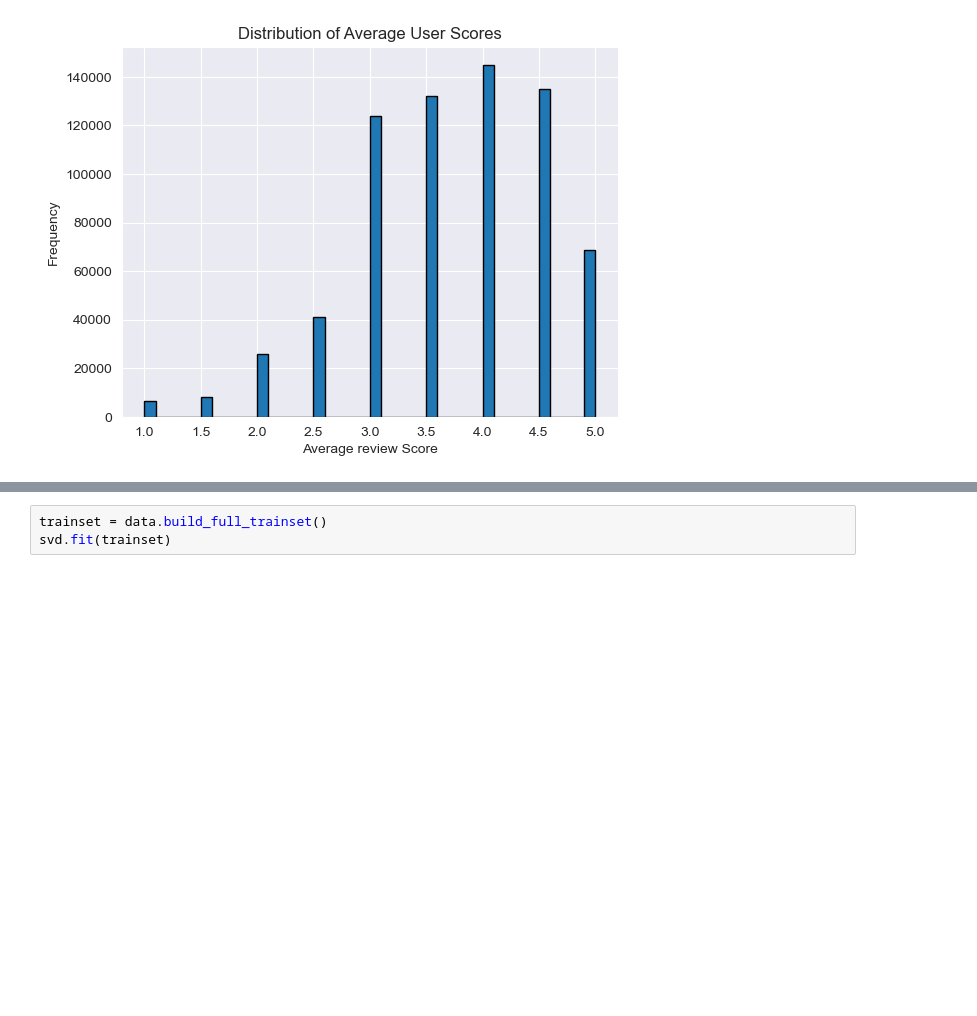
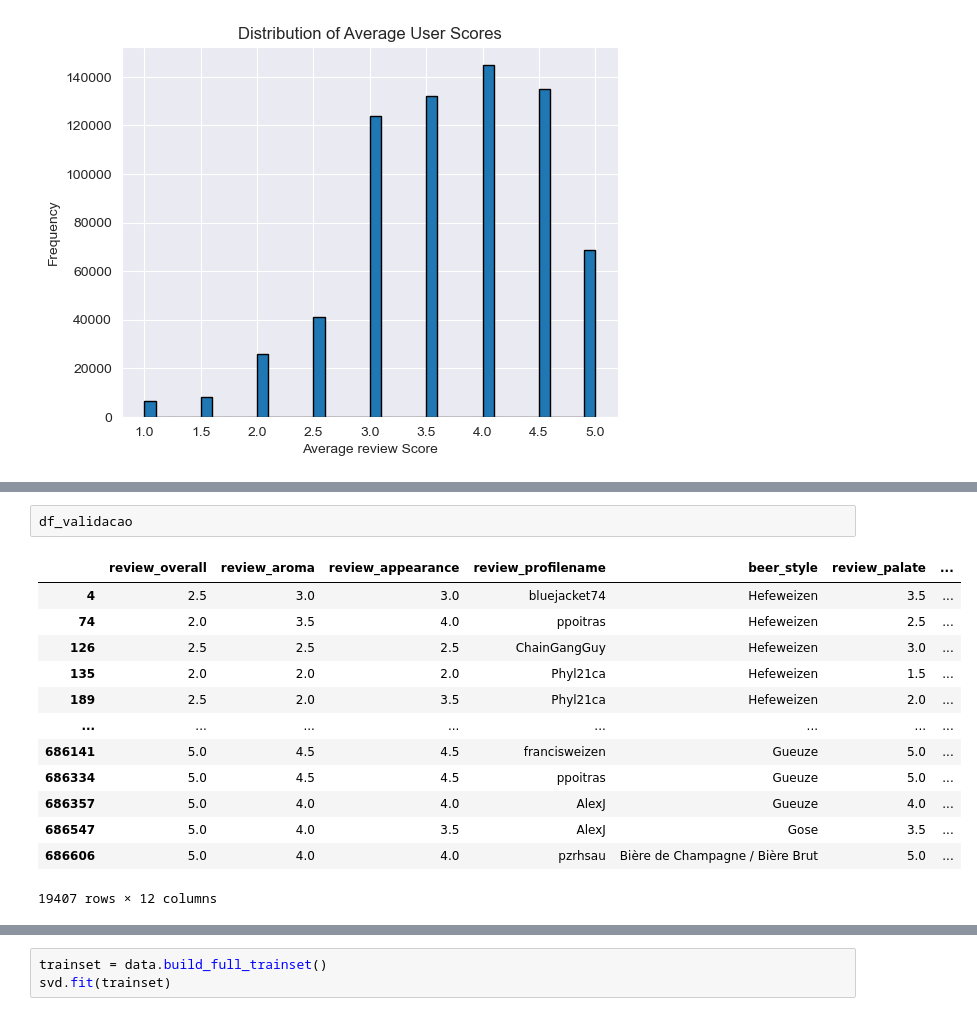
Before and after one commit to arturnovais/pad-recomendacao2023, a Jupyter notebook: pad.ipynb, the cells around one changed output, grey strips where cells are left out. Cells and saved outputs as stored; diff of their text form; blank space fills up the shorter version.

```diff
--- a/pad.ipynb
+++ b/pad.ipynb
@@ -875,2 +898,18 @@ Text(0.5, 1.0, 'Distribution of Average User Scores')
+# %%
+df_validacao
+# %% [output]
+|  | review_overall | review_aroma | review_appearance | review_profilename | beer_style | review_palate | ... |
+| 4 | 2.5 | 3.0 | 3.0 | bluejacket74 | Hefeweizen | 3.5 | ... |
+| 74 | 2.0 | 3.5 | 4.0 | ppoitras | Hefeweizen | 2.5 | ... |
+| 126 | 2.5 | 2.5 | 2.5 | ChainGangGuy | Hefeweizen | 3.0 | ... |
+| 135 | 2.0 | 2.0 | 2.0 | Phyl21ca | Hefeweizen | 1.5 | ... |
+| 189 | 2.5 | 2.0 | 3.5 | Phyl21ca | Hefeweizen | 2.0 | ... |
+| ... | ... | ... | ... | ... | ... | ... | ... |
+| 686141 | 5.0 | 4.5 | 4.5 | francisweizen | Gueuze | 5.0 | ... |
+| 686334 | 5.0 | 4.5 | 4.5 | ppoitras | Gueuze | 5.0 | ... |
+| 686357 | 5.0 | 4.0 | 4.0 | AlexJ | Gueuze | 4.0 | ... |
+| 686547 | 5.0 | 4.0 | 3.5 | AlexJ | Gose | 3.5 | ... |
+| 686606 | 5.0 | 4.0 | 4.0 | pzrhsau | Bière de Champagne / Bière Brut | 5.0 | ... |
+19407 rows × 12 columns
 # %%
 reader = Reader()
```
Also changed, not shown: parts of 20 cells of this notebook.
